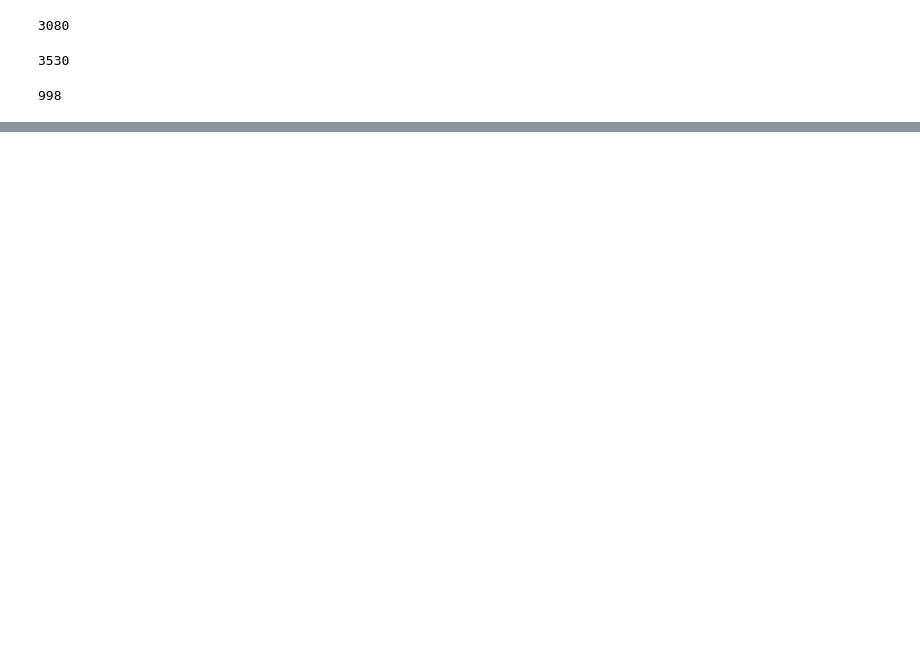
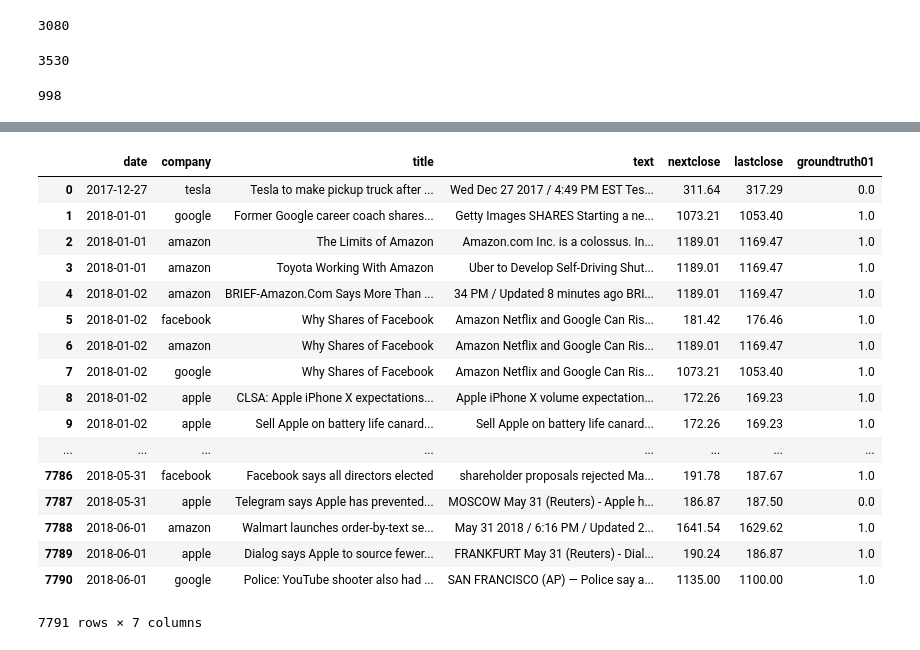
Before and after one commit to btwjustalearner/CSCI544Project, a Jupyter notebook: timeSeriesPredictionGenerationEN.ipynb, the cells around one changed output, grey strips where cells are left out. Cells and saved outputs as stored; diff of their text form; code cells hidden in the pictures; blank space fills up the shorter version.

```diff
--- a/timeSeriesPredictionGenerationEN.ipynb
+++ b/timeSeriesPredictionGenerationEN.ipynb
@@ -416,3 +381,24 @@ testdata1
+# %%
+twdata1
+# %% [output]
+|  | date | company | title | text | nextclose | lastclose | groundtruth01 |
+| 0 | 2017-12-27 | tesla | Tesla to make pickup truck after ... | Wed Dec 27 2017 / 4:49 PM EST Tes... | 311.64 | 317.29 | 0.0 |
+| 1 | 2018-01-01 | google | Former Google career coach shares... | Getty Images SHARES Starting a ne... | 1073.21 | 1053.40 | 1.0 |
+| 2 | 2018-01-01 | amazon | The Limits of Amazon | Amazon.com Inc. is a colossus. In... | 1189.01 | 1169.47 | 1.0 |
+| 3 | 2018-01-01 | amazon | Toyota Working With Amazon | Uber to Develop Self-Driving Shut... | 1189.01 | 1169.47 | 1.0 |
+| 4 | 2018-01-02 | amazon | BRIEF-Amazon.Com Says ‍More Than ... | 34 PM / Updated 8 minutes ago BRI... | 1189.01 | 1169.47 | 1.0 |
+| 5 | 2018-01-02 | facebook | Why Shares of Facebook | Amazon Netflix and Google Can Ris... | 181.42 | 176.46 | 1.0 |
+| 6 | 2018-01-02 | amazon | Why Shares of Facebook | Amazon Netflix and Google Can Ris... | 1189.01 | 1169.47 | 1.0 |
+| 7 | 2018-01-02 | google | Why Shares of Facebook | Amazon Netflix and Google Can Ris... | 1073.21 | 1053.40 | 1.0 |
+| 8 | 2018-01-02 | apple | CLSA: Apple iPhone X expectations... | Apple iPhone X volume expectation... | 172.26 | 169.23 | 1.0 |
+| 9 | 2018-01-02 | apple | Sell Apple on battery life canard... | Sell Apple on battery life canard... | 172.26 | 169.23 | 1.0 |
+| ... | ... | ... | ... | ... | ... | ... | ... |
+| 7786 | 2018-05-31 | facebook | Facebook says all directors elected | shareholder proposals rejected Ma... | 191.78 | 187.67 | 1.0 |
+| 7787 | 2018-05-31 | apple | Telegram says Apple has prevented... | MOSCOW May 31 (Reuters) - Apple h... | 186.87 | 187.50 | 0.0 |
+| 7788 | 2018-06-01 | amazon | Walmart launches order-by-text se... | May 31 2018 / 6:16 PM / Updated 2... | 1641.54 | 1629.62 | 1.0 |
+| 7789 | 2018-06-01 | apple | Dialog says Apple to source fewer... | FRANKFURT May 31 (Reuters) - Dial... | 190.24 | 186.87 | 1.0 |
+| 7790 | 2018-06-01 | google | Police: YouTube shooter also had ... | SAN FRANCISCO (AP) — Police say a... | 1135.00 | 1100.00 | 1.0 |
+7791 rows × 7 columns
 # %%
 results = []
 for i in range(len(traindata1[traindata1['timeseriesforecast']>0])):
```
Also changed, not shown: parts of 4 cells of this notebook, 1 other file.
